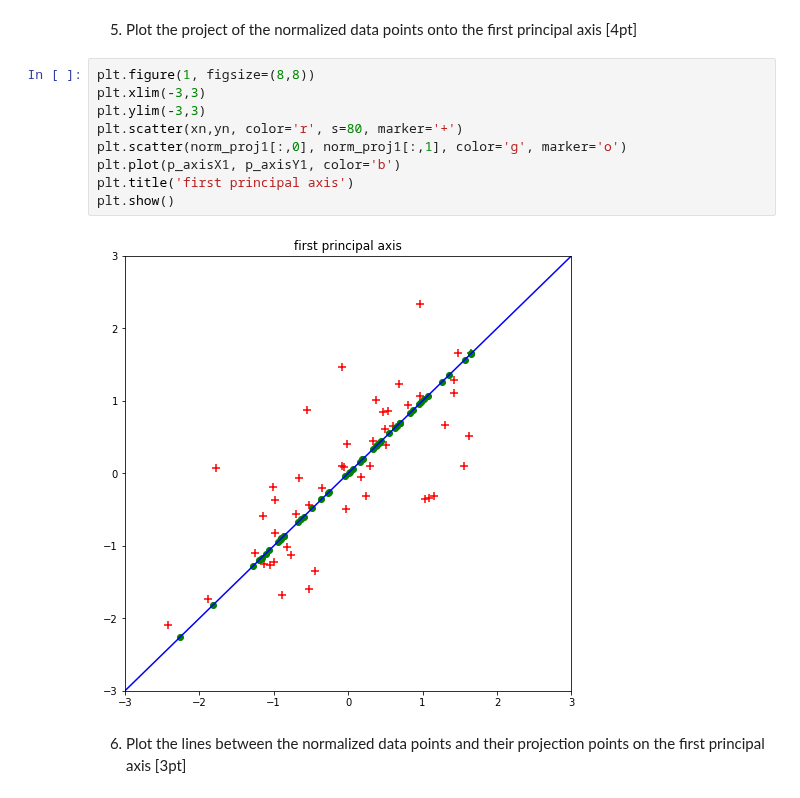
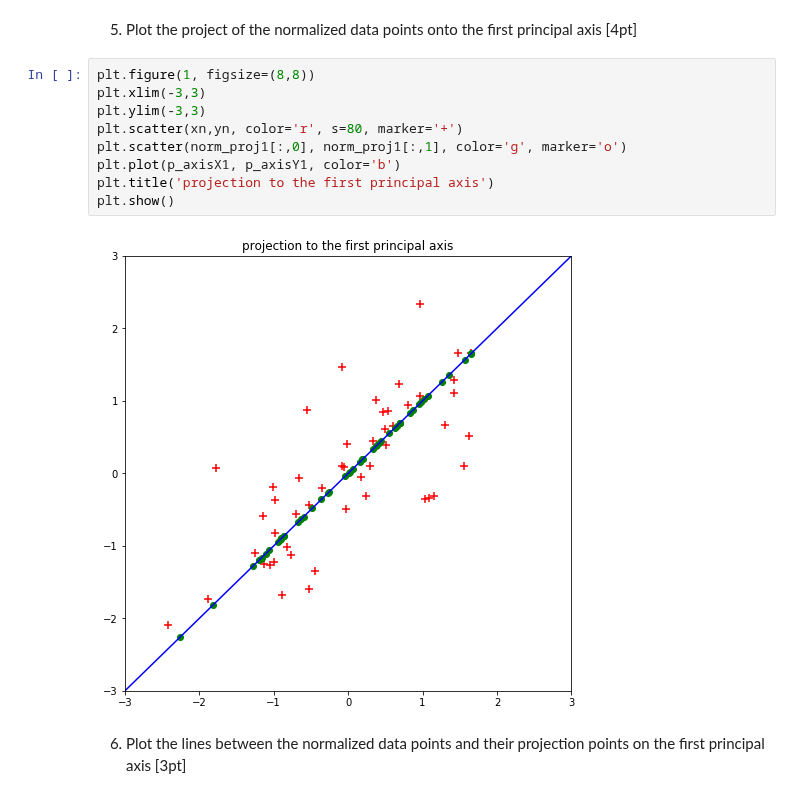
Before and after one commit to insu0929/mlproject, a Jupyter notebook: assign08_20140313.ipynb, the cells around one changed output. Cells and saved outputs as stored; diff of their text form.

```diff
--- a/assign08_20140313.ipynb
+++ b/assign08_20140313.ipynb
@@ -115,14 +115,14 @@ plt.show()
 # %%
 plt.figure(1, figsize=(8,8))
 plt.xlim(-3,3)
 plt.ylim(-3,3)
 plt.scatter(xn,yn, color='r', s=80, marker='+')
 plt.scatter(norm_proj1[:,0], norm_proj1[:,1], color='g', marker='o')
 plt.plot(p_axisX1, p_axisY1, color='b')
-plt.title('first principal axis')
+plt.title('projection to the first principal axis')
 plt.show()
 # %% [output]
-[figure, old version]
+[figure, new version]
 # %% [markdown]
 6. Plot the lines between the normalized data points and their projection points on the first principal axis [3pt]
 # %%
```
Also changed, not shown: parts of 2 cells of this notebook, 11 other files.
